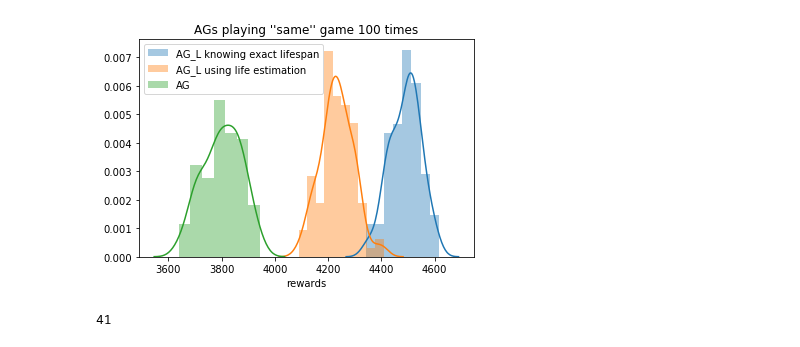
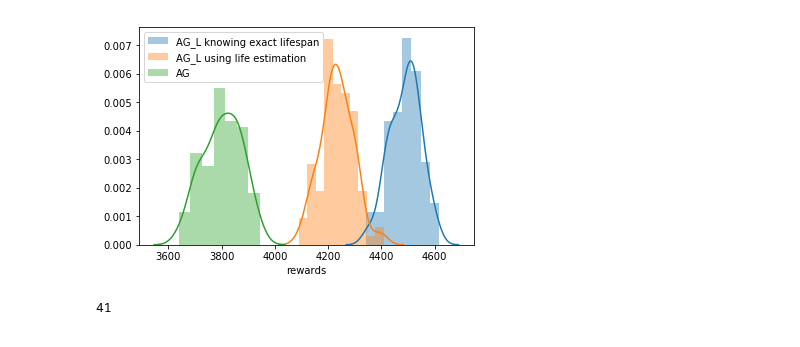
Before and after one commit to ShrekFelix/Reducing-Exploration-of-Dying-Arms-in-Mortal-Bandits, a Jupyter notebook: recommenders SCALED.ipynb, the cells around one changed output. Drawn from its saved outputs; the diff is of its cells as text; code cells hidden in the pictures.

```diff
--- a/recommenders SCALED.ipynb
+++ b/recommenders SCALED.ipynb
@@ -24,8 +24,6 @@ from multiprocessing import Pool
 import warnings
 warnings.filterwarnings('error')
 # %%
-with open('save/records','rb') as f:
-    records = pickle.load(f)
 with open('save/lifespans','rb') as f:
     lifespans = pickle.load(f)
 with open('save/plt_agl_est','rb') as f:
@@ -167,12 +165,14 @@ class AG_L:
 
 
     def initialize(self, m):
-        for i in range(m):
+        i=0
+        while i<m:
             record = next(self.records) # raise StopIteration
             self.time = record.timestamp
             self.filter_live()
-            if not pool[record.id].T: # not played
+            if not self.pool[record.id].T: # not played
                 self.update(record)
+                i+=1
 
     def play(self, n, threshold=.3):
         for t in range(n):
@@ -417,13 +417,12 @@ with open('save/plt_agl', 'wb') as f:
 # %%
 sns.distplot(plt_agl, label='AG_L knowing exact lifespan')
 sns.distplot(plt_agl_est, label='AG_L using life estimation')
 sns.distplot(plt_ag, label='AG')
 plt.legend()
-plt.title('''AGs playing ''same'' game 100 times''')
 plt.xlabel('rewards')
 pass
 # %% [output]
-[figure, old version]
+[figure, new version]
 # %%
 class UCB_L:
     def __init__(self, records, pool, unborn, est_life=False):
```
Also changed, not shown: parts of 2 cells of this notebook.
